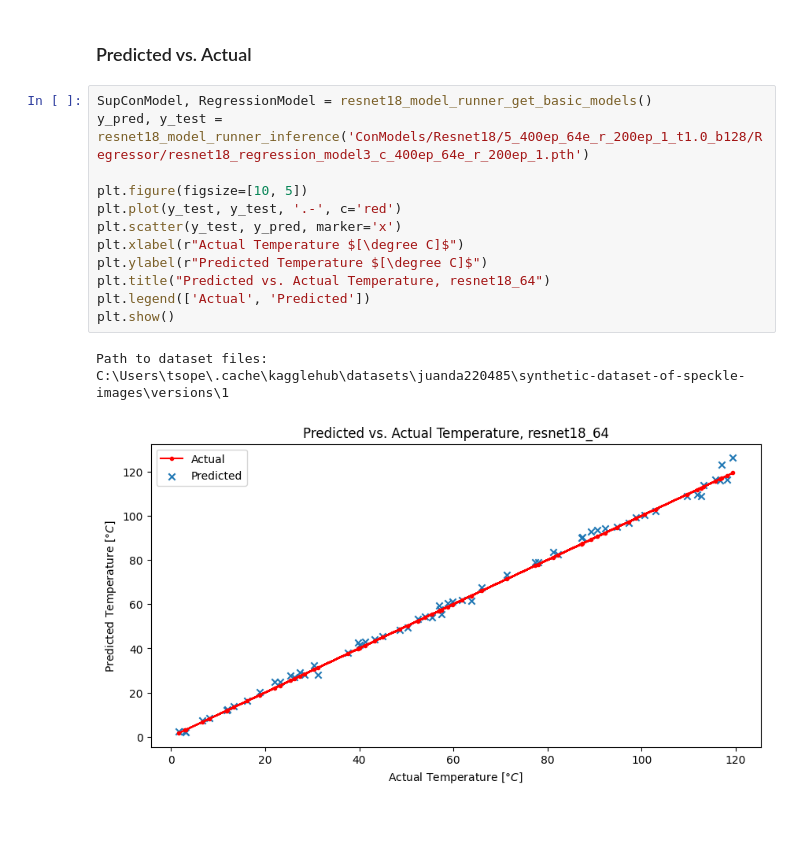
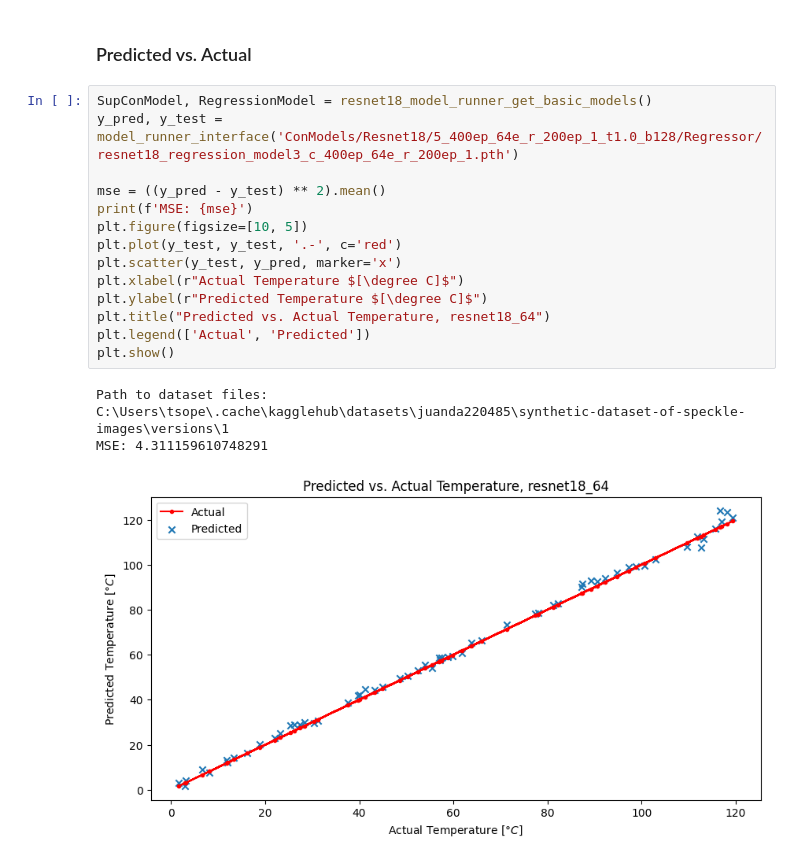
Before and after one commit to tsopeter/835-Final-Project, a Jupyter notebook: CompareModels.ipynb, the cells around one changed output. Drawn from its saved outputs; the diff is of its cells as text; blank space fills up the shorter version.

```diff
--- a/CompareModels.ipynb
+++ b/CompareModels.ipynb
@@ -258,16 +264,19 @@ plt.show()
 ### Predicted vs. Actual
 # %%
 SupConModel, RegressionModel = resnet18_model_runner_get_basic_models()
-y_pred, y_test = resnet18_model_runner_inference('ConModels/Resnet18/5_400ep_64e_r_200ep_1_t1.0_b128/Regressor/resnet18_regression_model3_c_400ep_64e_r_200ep_1.pth')
+y_pred, y_test = model_runner_interface('ConModels/Resnet18/5_400ep_64e_r_200ep_1_t1.0_b128/Regressor/resnet18_regression_model3_c_400ep_64e_r_200ep_1.pth')
 
+mse = ((y_pred - y_test) ** 2).mean()
+print(f'MSE: {mse}')
 plt.figure(figsize=[10, 5])
 plt.plot(y_test, y_test, '.-', c='red')
 plt.scatter(y_test, y_pred, marker='x')
 plt.xlabel(r"Actual Temperature $[\degree C]$")
 plt.ylabel(r"Predicted Temperature $[\degree C]$")
 plt.title("Predicted vs. Actual Temperature, resnet18_64")
 plt.legend(['Actual', 'Predicted'])
 plt.show()
 # %% [output]
 Path to dataset files: C:\Users\tsope\.cache\kagglehub\datasets\juanda220485\synthetic-dataset-of-speckle-images\versions\1
+MSE: 4.311159610748291
-[figure, old version]
+[figure, new version]
```
Also changed, not shown: parts of 11 cells of this notebook, 40 other files.
